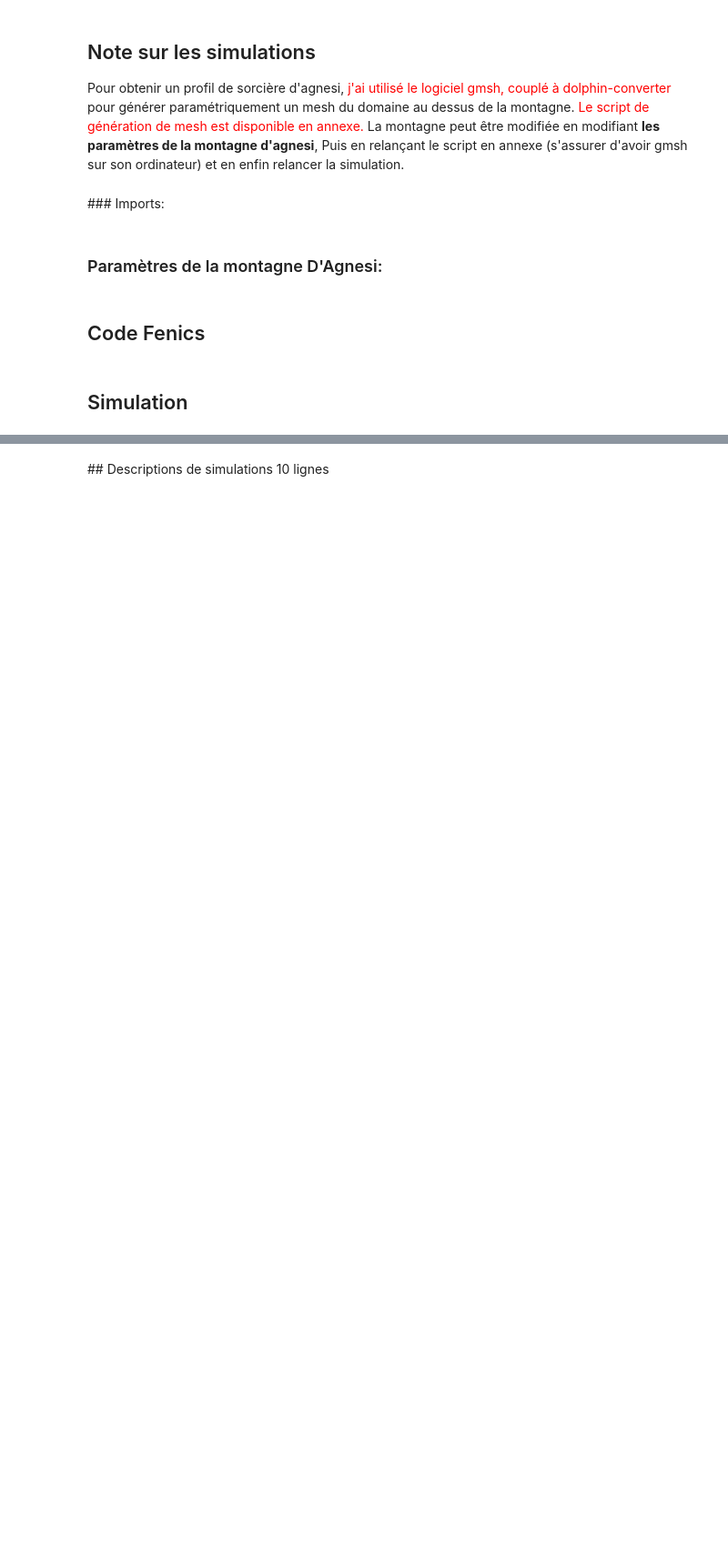
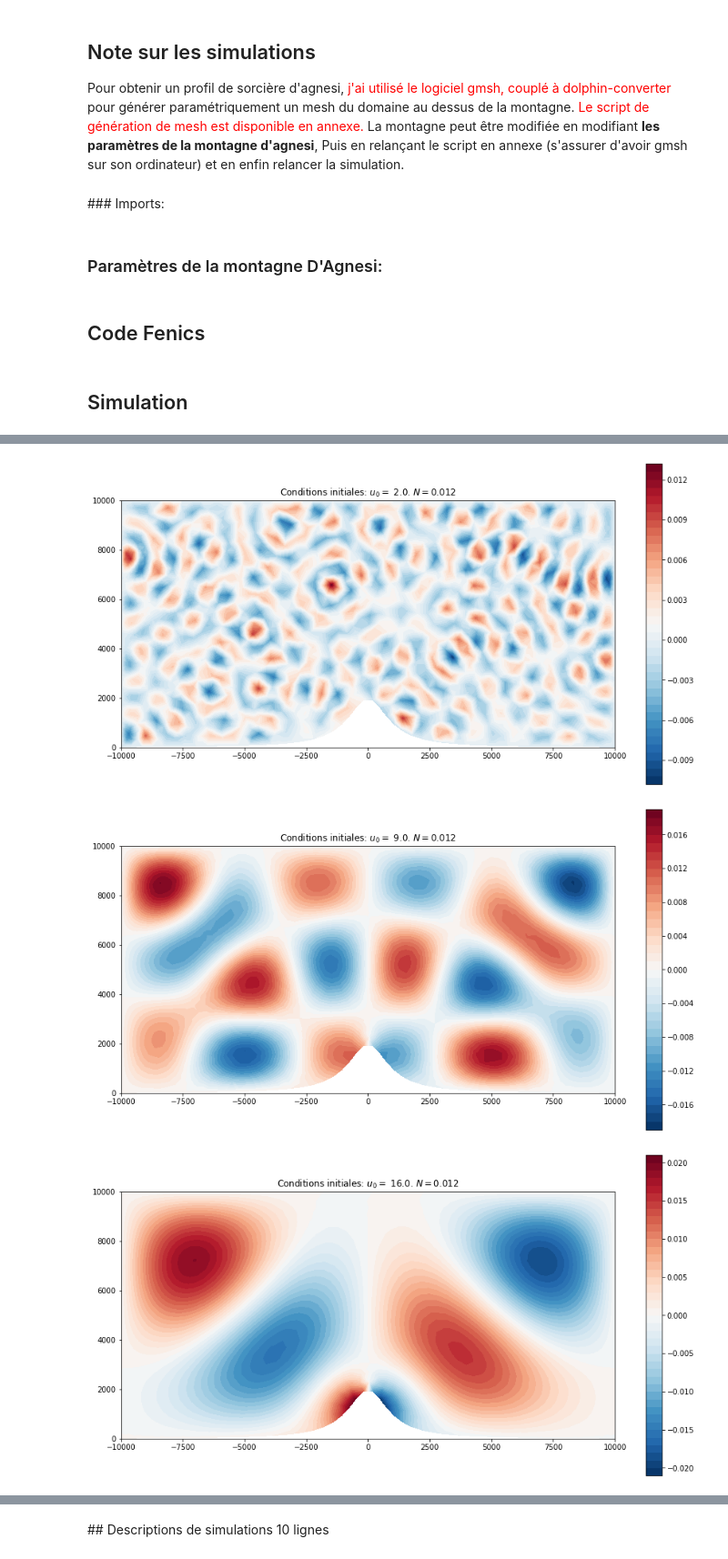
Before and after one commit to spineki/fenics_scorer, a Jupyter notebook: mini_projet_fenics_antoine_marras.ipynb, the cells around one changed output, grey strips where cells are left out. Shown at 91% size. Cells and saved outputs as stored; diff of their text form; code cells hidden in the pictures; blank space fills up the shorter version.

```diff
--- a/mini_projet_fenics_antoine_marras.ipynb
+++ b/mini_projet_fenics_antoine_marras.ipynb
@@ -89,7 +89,6 @@ import dolfin as fn
 gamma = 1000    # paramètre de hauteur de la montagne
 height = 2.0    # coefficient multiplicateur pour rendre plus abrubte la montagne
 R = 10000.0     # ordonnée du bord supérieur du domaine.
-u_0 = 4.4       # vent horizontal initial ici supposé uniforme
 Larg = 10000    # largeur medium montagne: __/\__ (Larg correspond à __/)
 # %% [markdown]
 ## Code Fenics
@@ -181,0 +178,14 @@ for N in N_list:
+# %%
+# Avec N constant (à N_atm), mais à u_0 variable
+# But: Voir l'effet de la vitesse du vent sur les motifs de Scorer
+
+u_min = 2  # m.s-1
+u_max = 30 # m.s-1
+nb_simulation = 5
+u_list = np.linspace(u_min,u_max, nb_simulation)
+for u in u_list:
+    simulation(u_0=u, N=N_atm, mesh=mesh, dx=dx, V=V)
+# %% [output]
+[figure, added]
+[figure, added]
+[figure, added]
```
Also changed, not shown: parts of 5 cells of this notebook.
